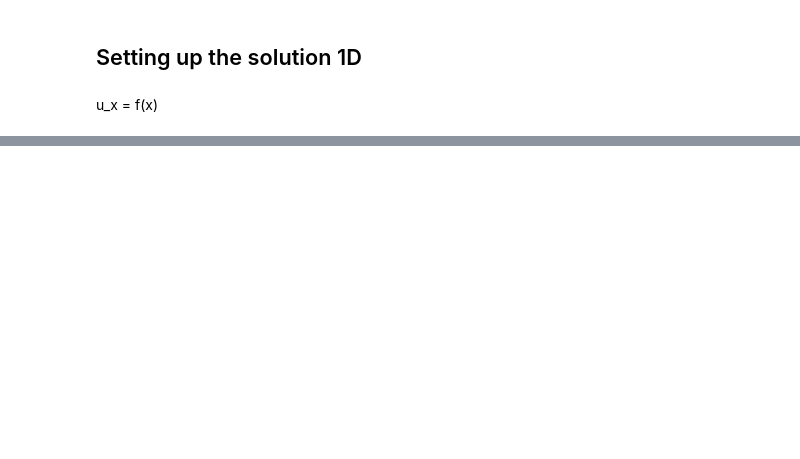
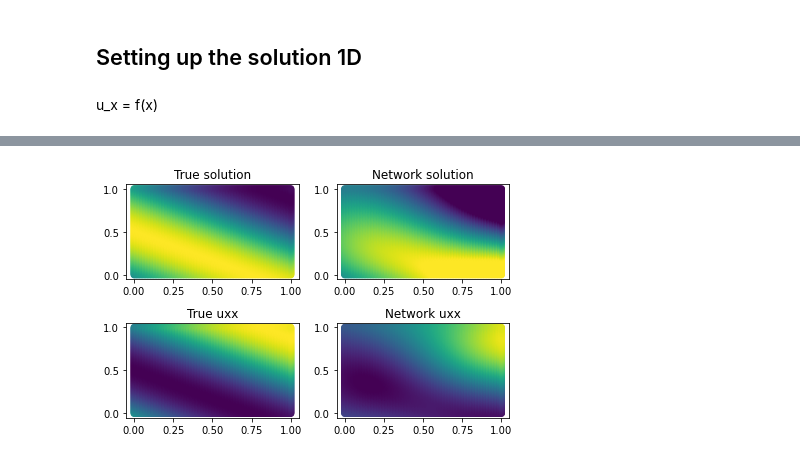
Before and after one commit to runehoejlund/deep-learning-pinn, a Jupyter notebook: PINN-BVP.ipynb, the cells around one changed output, grey strips where cells are left out. Saved outputs shown, nothing was run; the diff lists cells and outputs as text; code cells hidden in the pictures; blank space fills up the shorter version.

```diff
--- a/PINN-BVP.ipynb
+++ b/PINN-BVP.ipynb
@@ -132,0 +277,33 @@ Text(0.5, 1.0, 'Initial network guess')
+# %%
+## Evaluate network
+xi, yi = torch.meshgrid(torch.linspace(0,1,101, requires_grad=True), torch.linspace(0,1,101, requires_grad=True))
+
+x_grid = torch.hstack((xi.reshape(-1, 1), yi.reshape(-1, 1)))
+minmax = u(x_grid).detach()
+vmin = minmax.min()
+vmax = minmax.max()
+fig, ax = plt.subplots(2,2)
+ax[0,0].scatter(x_grid[:, 0].detach(), x_grid[:, 1].detach(), c=u(x_grid).detach(), vmin=vmin, vmax=vmax)
+ax[0,0].set_title('True solution')
+ax[0,1].scatter(x_grid[:, 0].detach(), x_grid[:, 1].detach(), c=net(x_grid).detach(), vmin=vmin, vmax=vmax)
+ax[0,1].set_title('Network solution')
+
+minmax = uxx(x_grid).detach()
+vmin = minmax.min()
+vmax = minmax.max()
+ax[1,0].scatter(x_grid[:, 0].detach(), x_grid[:, 1].detach(), c=uxx(x_grid).detach(), vmin=vmin, vmax=vmax)
+ax[1,0].set_title('True uxx')
+ax[1,1].set_title('Network uxx')
+
+u_hat = net(x_grid)
+# First derivative. [du/dx1, du/dx2]
+u_x_hat = torch.autograd.grad(u_hat, x_grid, torch.ones(u_hat.shape), create_graph=True)[0]
+# Second derivatives. [du/dx1x1, du/dx1x2]
+u_x1_x_hat = torch.autograd.grad(u_x_hat[:,:1], x_grid, torch.ones(u_hat.shape), create_graph=True)[0]
+# Second derivatives. [du/dx2x1, du/dx2x2]
+u_x2_x_hat = torch.autograd.grad(u_x_hat[:,-1:], x_grid, torch.ones(u_hat.shape), create_graph=True)[0]
+u_xx_hat = u_x1_x_hat[:, :1] + u_x2_x_hat[:, -1:]
+ax[1,1].scatter(x_grid[:,0].detach(), x_grid[:,1].detach(), c=u_xx_hat.detach(), vmin=vmin, vmax=vmax)
+fig.tight_layout()
+# %% [output]
+[figure, added]
```
Also changed, not shown: parts of 21 cells of this notebook.
